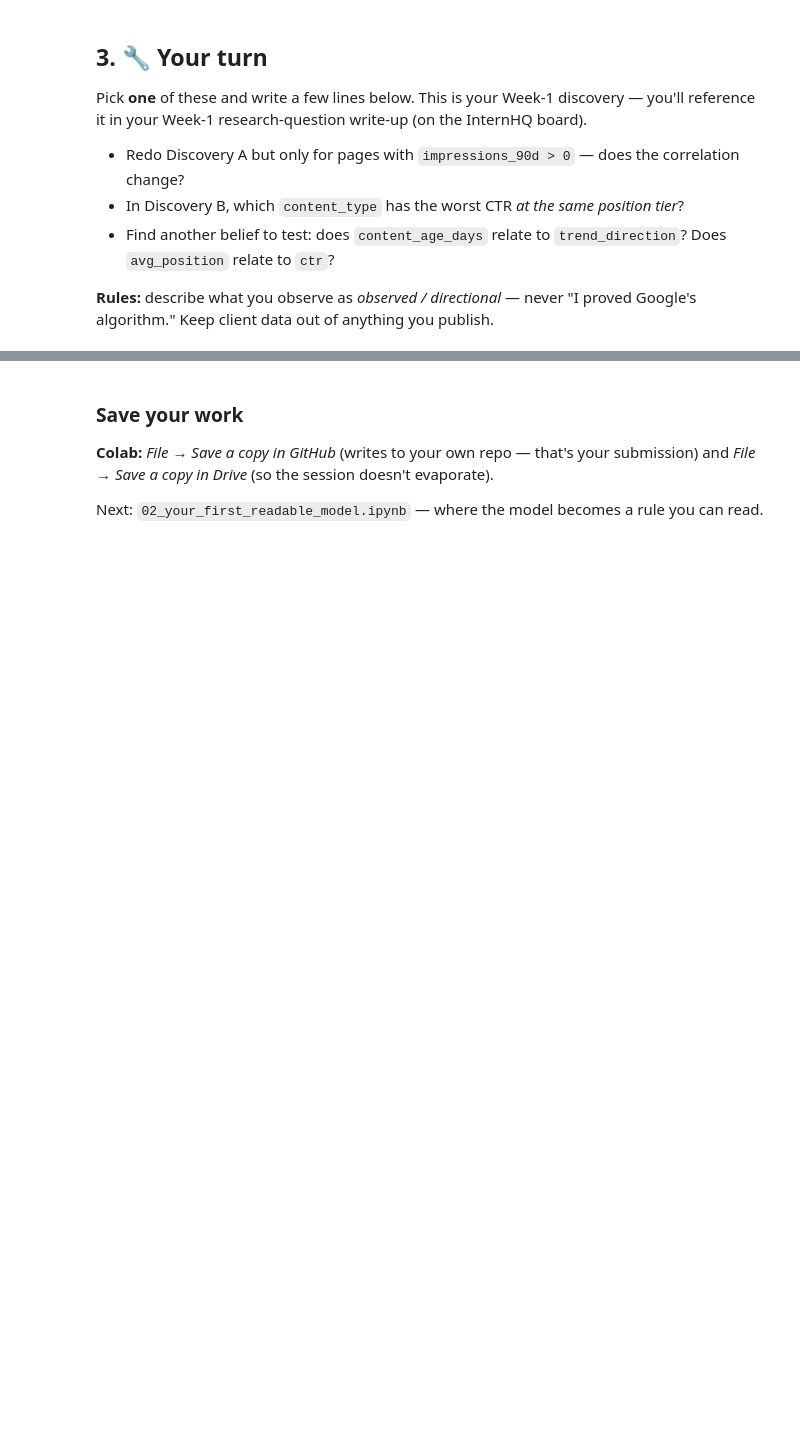
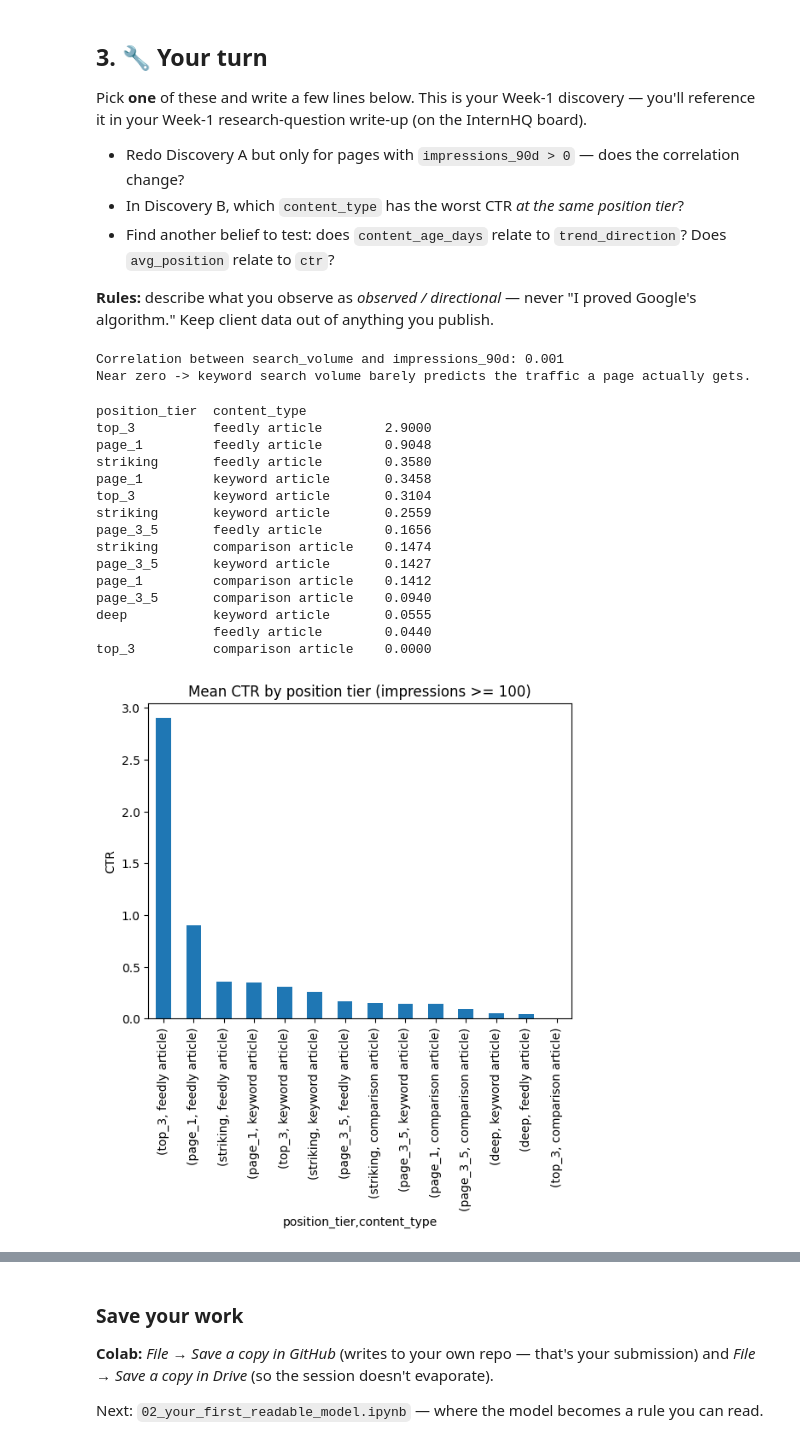
Before and after one commit to MohammedTamer2025/Flyrank_ML_Internship, a Jupyter notebook: notebooks/01_first_look_and_discovery.ipynb, the cells around one changed output, grey strips where cells are left out. Drawn from its saved outputs; the diff is of its cells as text; code cells hidden in the pictures; blank space fills up the shorter version.

```diff
--- a/notebooks/01_first_look_and_discovery.ipynb
+++ b/notebooks/01_first_look_and_discovery.ipynb
@@ -157,0 +156,32 @@ Pick **one** of these and write a few lines below. This is your Week-1 discovery
+# %%
+# Discovery A - only pages with impressions_90d > 0
+df_filtered = df[df["impressions_90d"] > 0]
+corr = df_filtered["search_volume"].corr(df_filtered["impressions_90d"])
+print(f"Correlation between search_volume and impressions_90d: {corr:.3f}")
+print("Near zero -> keyword search volume barely predicts the traffic a page actually gets.")
+# %% [output]
+Correlation between search_volume and impressions_90d: 0.001
+Near zero -> keyword search volume barely predicts the traffic a page actually gets.
+# %%
+# Discovery B - content_type has the worst CTR at the same position tier?
+visible = df[df["impressions_90d"] >= 100]
+ctr_by_pos = visible.groupby(["position_tier", "content_type"])["ctr"].mean().sort_values(ascending=False)
+print(ctr_by_pos.round(4).to_string())
+ctr_by_pos.plot(kind="bar", title="Mean CTR by position tier (impressions >= 100)", ylabel="CTR");
+# %% [output]
+position_tier  content_type
+top_3          feedly article        2.9000
+page_1         feedly article        0.9048
+striking       feedly article        0.3580
+page_1         keyword article       0.3458
+top_3          keyword article       0.3104
+striking       keyword article       0.2559
+page_3_5       feedly article        0.1656
+striking       comparison article    0.1474
+page_3_5       keyword article       0.1427
+page_1         comparison article    0.1412
+page_3_5       comparison article    0.0940
+deep           keyword article       0.0555
+               feedly article        0.0440
+top_3          comparison article    0.0000
+[figure, added]
```
Also changed, not shown: parts of 5 cells of this notebook.
